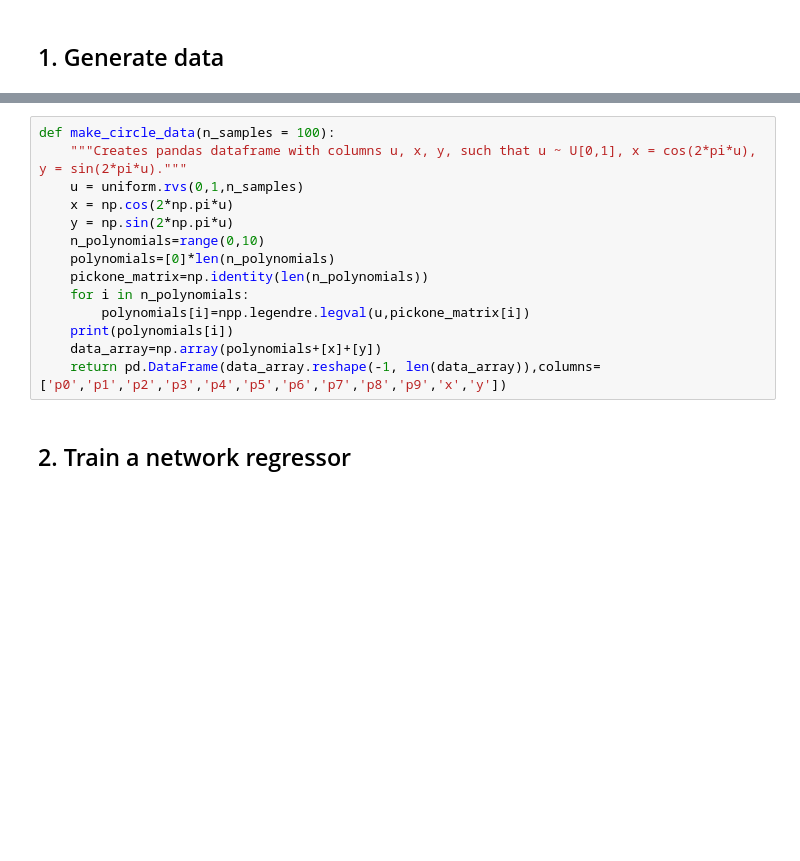
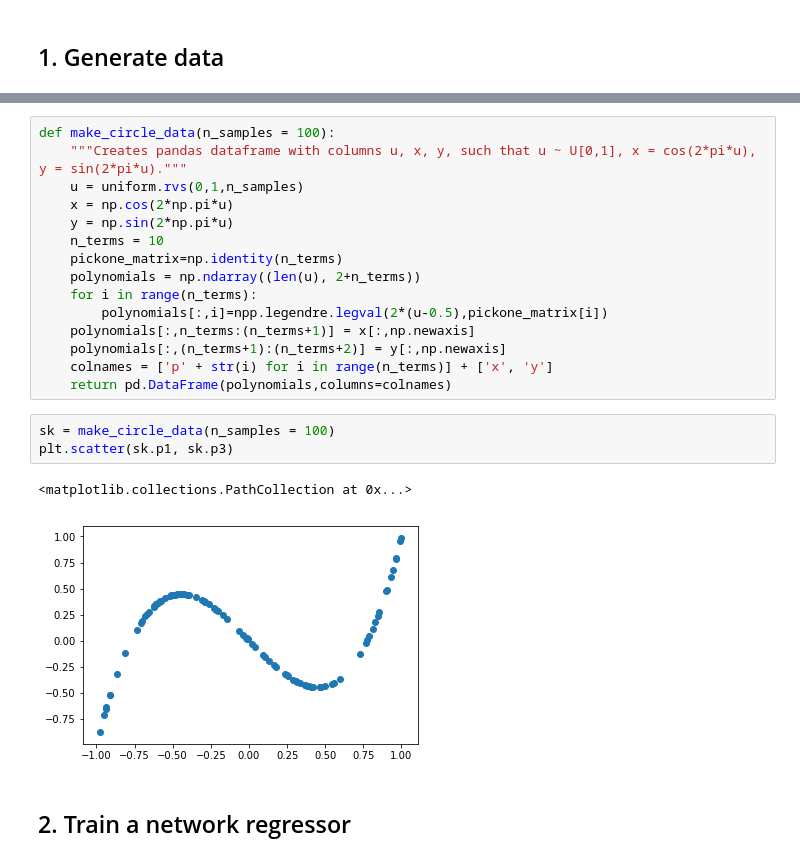
Before and after one commit to PKvasnick/SVDNoise, a Jupyter notebook: code/Circle_generator_polynomials.ipynb, the cells around one changed output, grey strips where cells are left out. Drawn from its saved outputs; the diff is of its cells as text; blank space fills up the shorter version.

Commit message:
Legendrovy polynomy funguji.

```diff
--- a/code/Circle_generator_polynomials.ipynb
+++ b/code/Circle_generator_polynomials.ipynb
@@ -68,14 +80,21 @@ def make_circle_data(n_samples = 100):
     u = uniform.rvs(0,1,n_samples)
     x = np.cos(2*np.pi*u)
     y = np.sin(2*np.pi*u)
-    n_polynomials=range(0,10)
-    polynomials=[0]*len(n_polynomials)
-    pickone_matrix=np.identity(len(n_polynomials))
-    for i in n_polynomials:
-        polynomials[i]=npp.legendre.legval(u,pickone_matrix[i])
-    print(polynomials[i])
-    data_array=np.array(polynomials+[x]+[y])
-    return pd.DataFrame(data_array.reshape(-1, len(data_array)),columns=['p0','p1','p2','p3','p4','p5','p6','p7','p8','p9','x','y'])
+    n_terms = 10
+    pickone_matrix=np.identity(n_terms)
+    polynomials = np.ndarray((len(u), 2+n_terms))
+    for i in range(n_terms):
+        polynomials[:,i]=npp.legendre.legval(2*(u-0.5),pickone_matrix[i])
+    polynomials[:,n_terms:(n_terms+1)] = x[:,np.newaxis]
+    polynomials[:,(n_terms+1):(n_terms+2)] = y[:,np.newaxis]
+    colnames = ['p' + str(i) for i in range(n_terms)] + ['x', 'y']
+    return pd.DataFrame(polynomials,columns=colnames)
+# %%
+sk = make_circle_data(n_samples = 100)
+plt.scatter(sk.p1, sk.p3)
+# %% [output]
+<matplotlib.collections.PathCollection at 0x...>
+[figure, added]
 # %% [markdown]
 ## 2. Train a network regressor
 # %%
```
Also changed, not shown: parts of 5 cells of this notebook.
